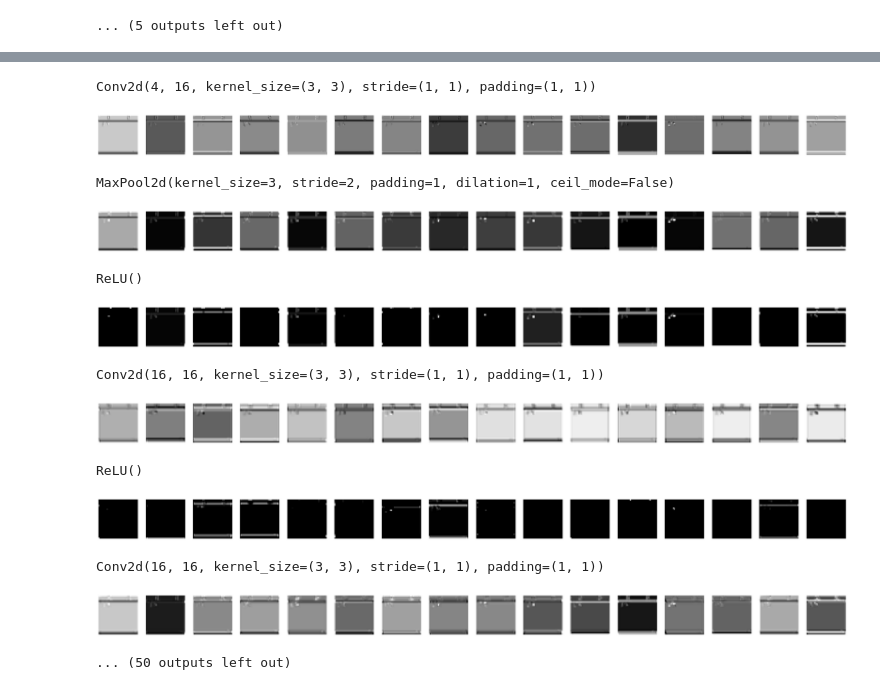
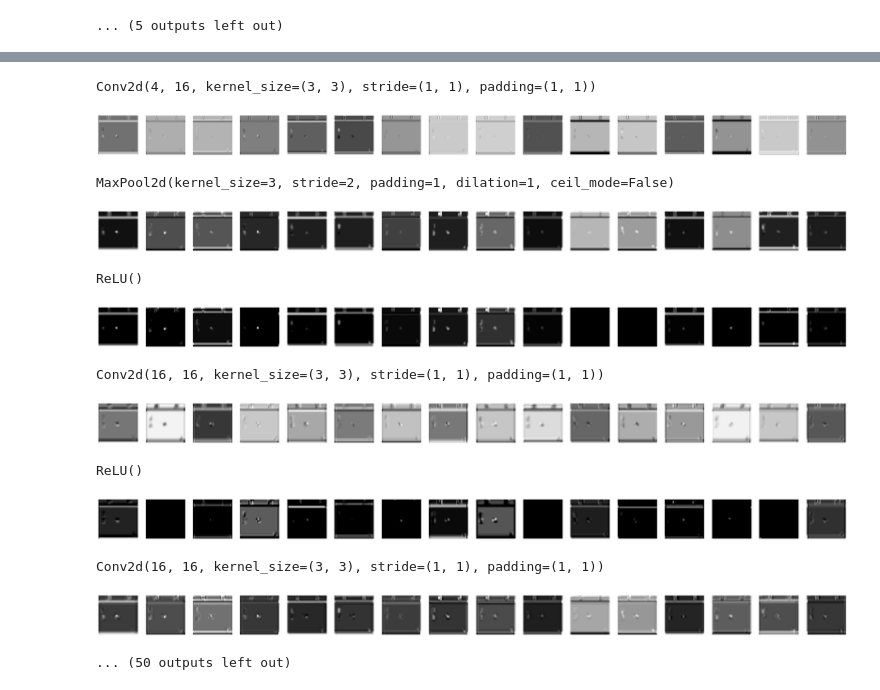
Before and after one commit to aluscher/torchbeastpopart, a Jupyter notebook: results/model.ipynb, the cells around one changed output, grey strips where cells are left out. Saved outputs shown, nothing was run; the diff lists cells and outputs as text; code cells hidden in the pictures.

```diff
--- a/results/model.ipynb
+++ b/results/model.ipynb
@@ -140,7 +139,7 @@ def custom_viz(kernels, path=None, cols=None):
     plt.show()
 # %%
 def hook_fn(m, i, o):
-    visualisation[m] = o
+    model_visualisation[m] = o
 
 def get_all_layers(net):
     for name, layer in net._modules.items():
@@ -247,9 +270,9 @@ env = Environment(gym_env)
 observation = env.initial()
 
 for step in range(200):
-    agent_outputs = model(observation, torch.tensor)
+    agent_outputs = models[0](observation, torch.tensor)
     policy_outputs, _ = agent_outputs
-    observation = env.step(policy_outputs[0])
+    observation = env.step_no_task(policy_outputs[0])
 # %%
 for i in range(4):
     plt.imshow(observation["frame"].numpy()[0,0,i,:,:], cmap='gray')
@@ -282,0 +298,9 @@ v = list(visualisation.values())
+# %%
+visualisations = []
+i = 0
+for model in models:
+    get_all_layers(model)
+    model_visualisation = {}
+    print(i, model(observation, torch.tensor))
+    i = i + 1
+    visualisations.append(list(model_visualisation.items()))
@@ -283,19 +315,20 @@ v = list(visualisation.values())
 # %%
-for item in visualisation.items():
-    print(item[0])
-    if not str(item[0]).startswith("Linear"):
-        custom_viz(item[1].detach().clone())
+for m in range(len(visualisations)):
+    for l in range(len(visualisations[m])):
+        print(visualisations[m][l][0])
+        if not str(visualisations[m][l][0]).startswith("Linear"):
+            custom_viz(visualisations[m][l][1].detach().clone())
 # %% [output]
 Conv2d(4, 16, kernel_size=(3, 3), stride=(1, 1), padding=(1, 1))
-[figure, old version]
+[figure, new version]
 MaxPool2d(kernel_size=3, stride=2, padding=1, dilation=1, ceil_mode=False)
-[figure, old version]
+[figure, new version]
 ReLU()
-[figure, old version]
+[figure, new version]
 Conv2d(16, 16, kernel_size=(3, 3), stride=(1, 1), padding=(1, 1))
-[figure, old version]
+[figure, new version]
 ReLU()
-[figure, old version]
+[figure, new version]
 Conv2d(16, 16, kernel_size=(3, 3), stride=(1, 1), padding=(1, 1))
-[figure, old version]
+[figure, new version]
 ... (50 outputs left out)
```
Also changed, not shown: parts of 14 cells of this notebook, 14 other files.
